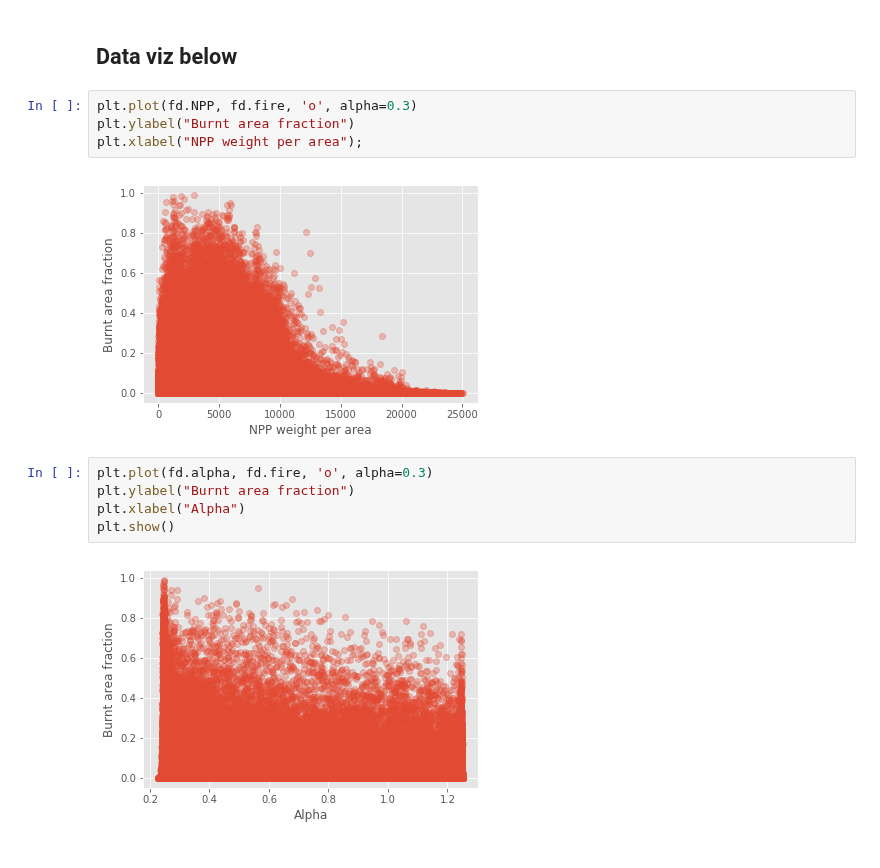
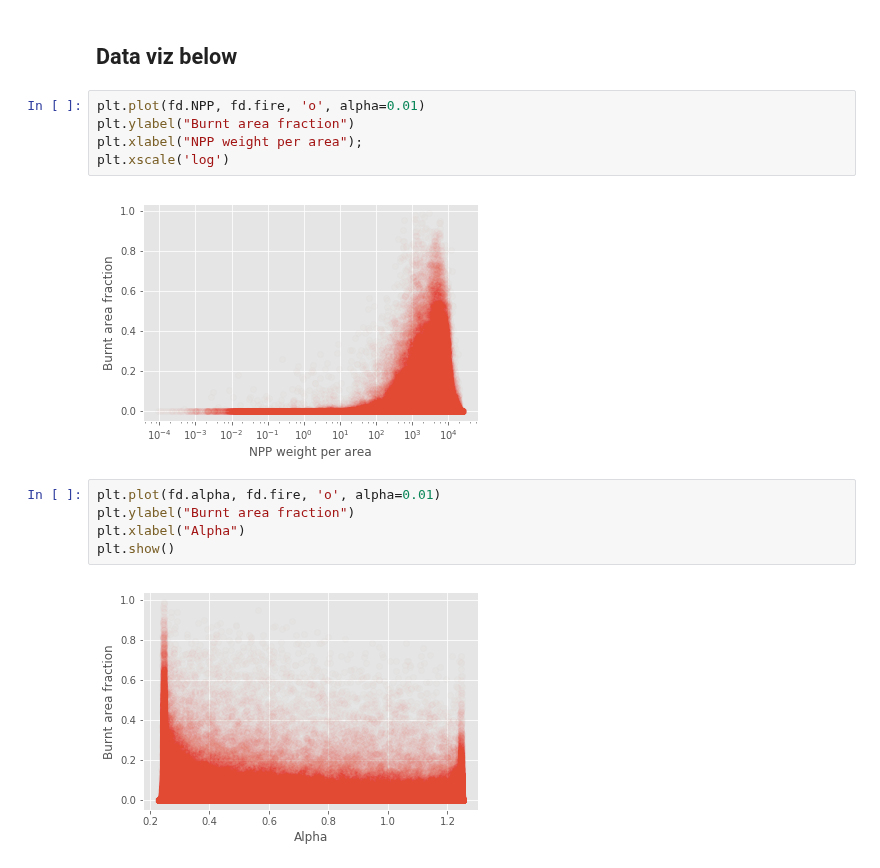
Before and after one commit to rhyswhitley/fire_limitation, a Jupyter notebook: notebooks/data_viz.ipynb, the cells around one changed output. Cells and saved outputs as stored; diff of their text form.

Commit message:
NPP plot x-axis on a log scale to focus in on limitation ot small fuel loads and increasing transparancy of individual points to make them more a "density plot"

```diff
--- a/notebooks/data_viz.ipynb
+++ b/notebooks/data_viz.ipynb
@@ -96,15 +96,16 @@ fd['suppress'] = supression(fd["urban_area"].values, \
 # %% [markdown]
 ## Data viz below
 # %%
-plt.plot(fd.NPP, fd.fire, 'o', alpha=0.3)
+plt.plot(fd.NPP, fd.fire, 'o', alpha=0.01)
 plt.ylabel("Burnt area fraction")
 plt.xlabel("NPP weight per area");
+plt.xscale('log')
 # %% [output]
-[figure, old version]
+[figure, new version]
 # %%
-plt.plot(fd.alpha, fd.fire, 'o', alpha=0.3)
+plt.plot(fd.alpha, fd.fire, 'o', alpha=0.01)
 plt.ylabel("Burnt area fraction")
 plt.xlabel("Alpha")
 plt.show()
 # %% [output]
-[figure, old version]
+[figure, new version]
```
